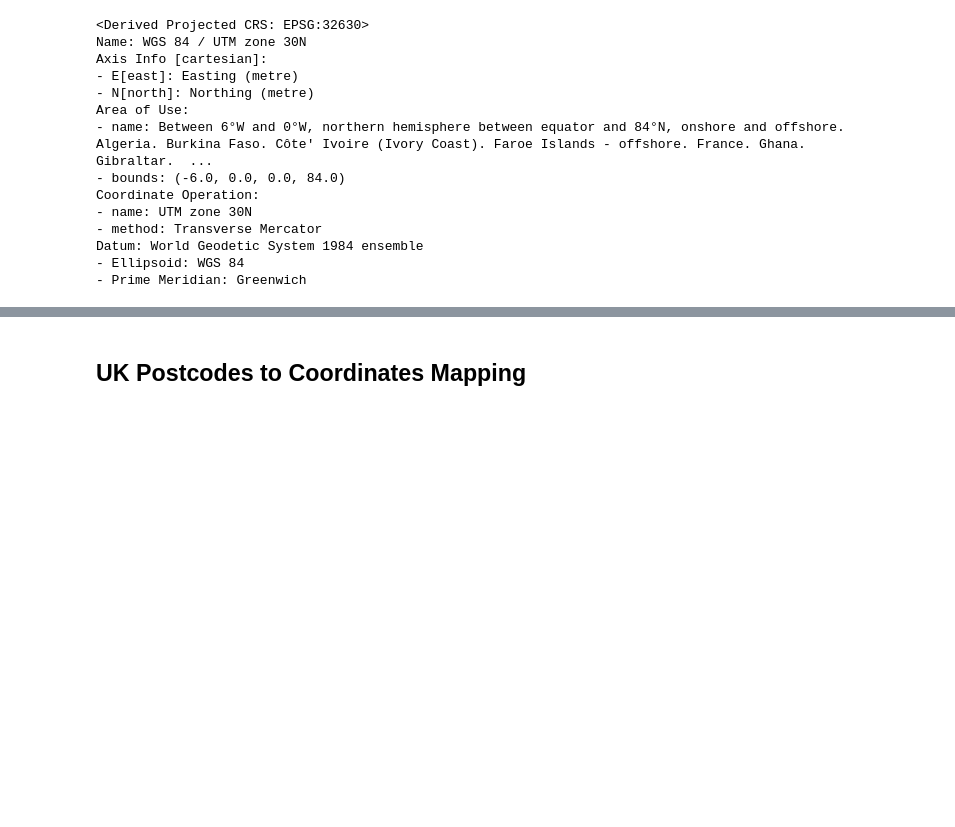
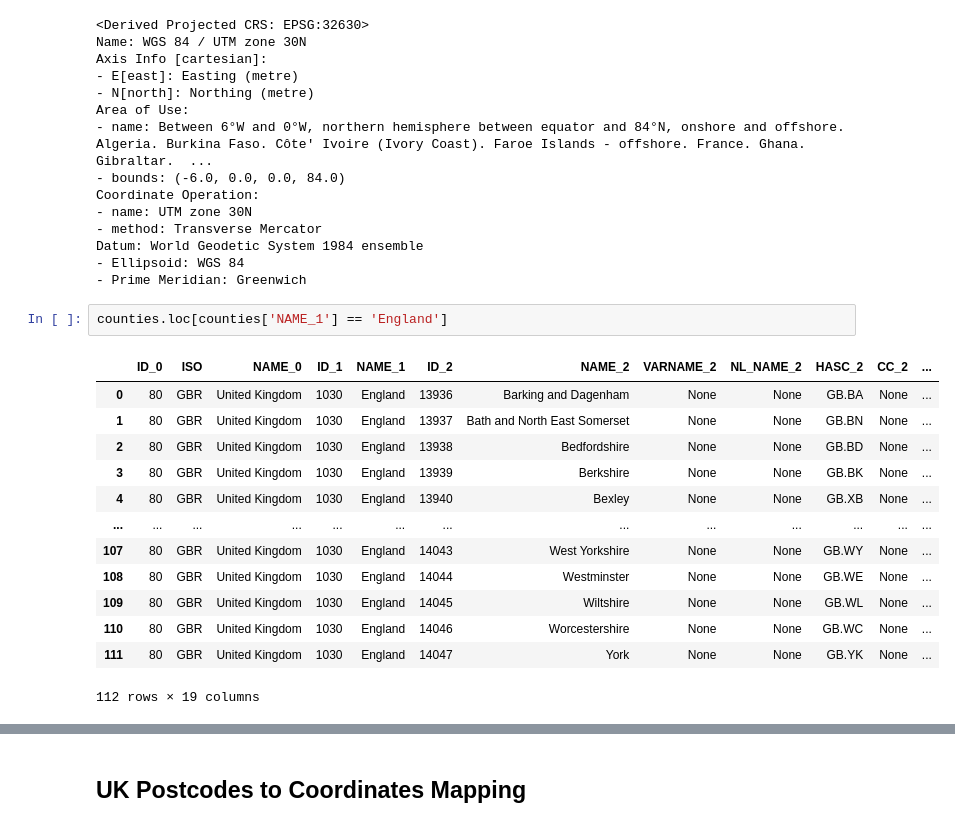
Before and after one commit to shielamms/geopandas-education-data, a Jupyter notebook: archive/Where are the top UK universities?.ipynb, the cells around one changed output, grey strips where cells are left out. Cells and saved outputs as stored; diff of their text form; blank space fills up the shorter version.

```diff
--- a/Where are the top UK universities?.ipynb
+++ b/archive/Where are the top UK universities?.ipynb
@@ -36,3 +36,19 @@ Coordinate Operation:
 Datum: World Geodetic System 1984 ensemble
 - Ellipsoid: WGS 84
 - Prime Meridian: Greenwich
+# %%
+counties.loc[counties['NAME_1'] == 'England']
+# %% [output]
+|  | ID_0 | ISO | NAME_0 | ID_1 | NAME_1 | ID_2 | NAME_2 | VARNAME_2 | NL_NAME_2 | HASC_2 | CC_2 | ... |
+| 0 | 80 | GBR | United Kingdom | 1030 | England | 13936 | Barking and Dagenham | None | None | GB.BA | None | ... |
+| 1 | 80 | GBR | United Kingdom | 1030 | England | 13937 | Bath and North East Somerset | None | None | GB.BN | None | ... |
+| 2 | 80 | GBR | United Kingdom | 1030 | England | 13938 | Bedfordshire | None | None | GB.BD | None | ... |
+| 3 | 80 | GBR | United Kingdom | 1030 | England | 13939 | Berkshire | None | None | GB.BK | None | ... |
+| 4 | 80 | GBR | United Kingdom | 1030 | England | 13940 | Bexley | None | None | GB.XB | None | ... |
+| ... | ... | ... | ... | ... | ... | ... | ... | ... | ... | ... | ... | ... |
+| 107 | 80 | GBR | United Kingdom | 1030 | England | 14043 | West Yorkshire | None | None | GB.WY | None | ... |
+| 108 | 80 | GBR | United Kingdom | 1030 | England | 14044 | Westminster | None | None | GB.WE | None | ... |
+| 109 | 80 | GBR | United Kingdom | 1030 | England | 14045 | Wiltshire | None | None | GB.WL | None | ... |
+| 110 | 80 | GBR | United Kingdom | 1030 | England | 14046 | Worcestershire | None | None | GB.WC | None | ... |
+| 111 | 80 | GBR | United Kingdom | 1030 | England | 14047 | York | None | None | GB.YK | None | ... |
+112 rows × 19 columns
```
Also changed, not shown: parts of 5 cells of this notebook.
